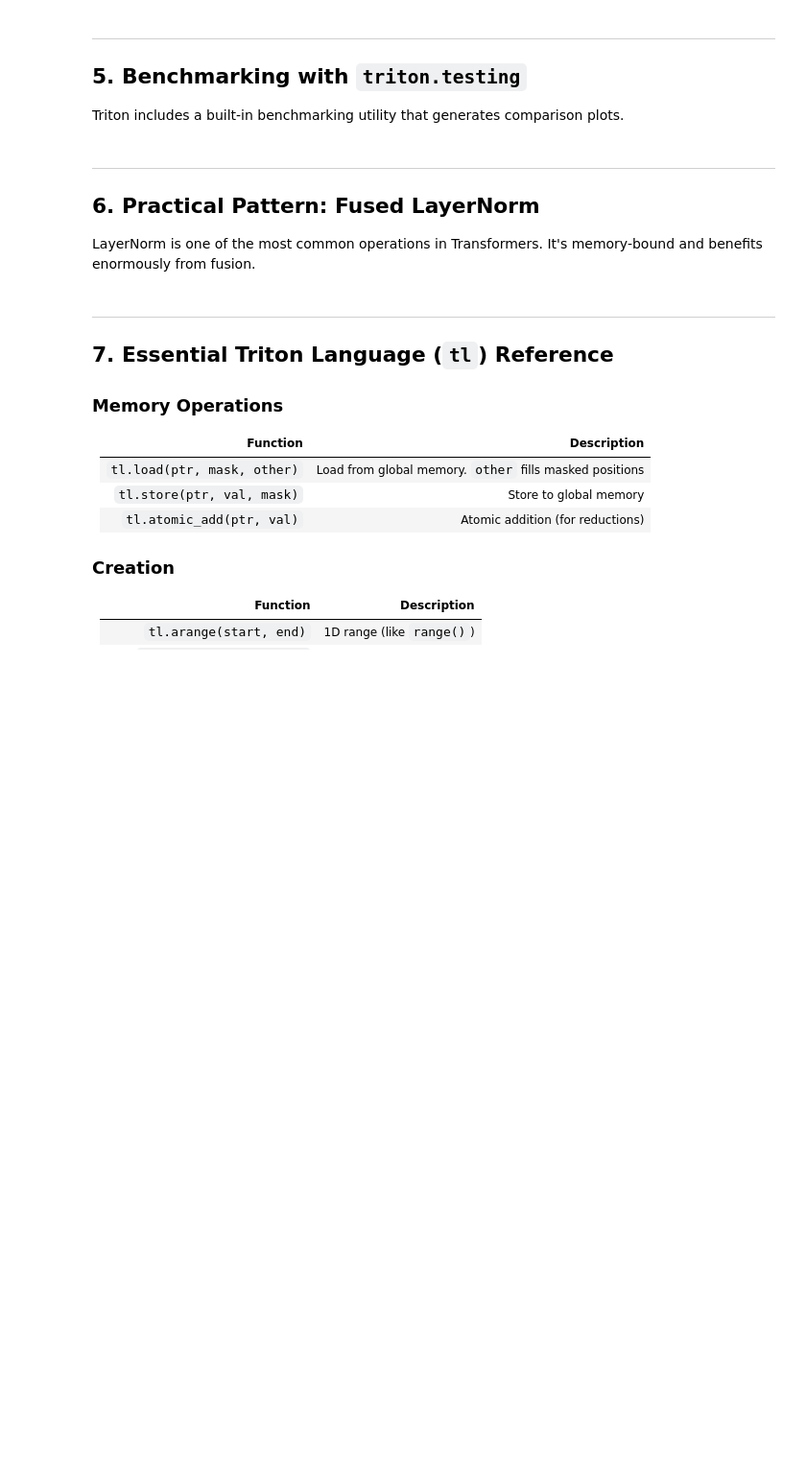
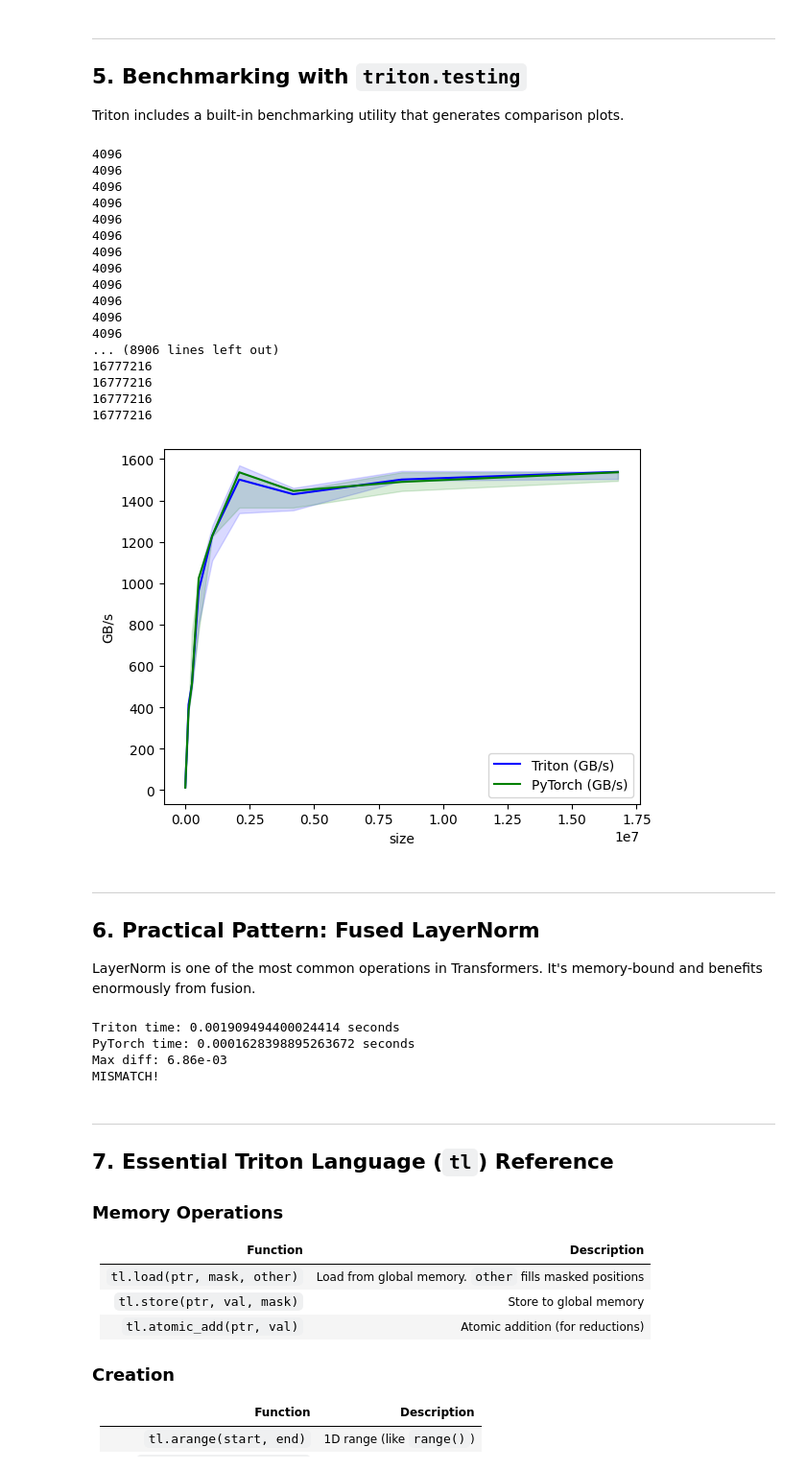
Before and after one commit to zhihuaz0413/candy_tutorials, a Jupyter notebook: triton_tutorial.ipynb, the cells around one changed output. Shown at 96% size. Cells and saved outputs as stored; diff of their text form; code cells hidden in the pictures; blank space fills up the shorter version.

```diff
--- a/triton_tutorial.ipynb
+++ b/triton_tutorial.ipynb
@@ -367,32 +404,51 @@ Triton includes a built-in benchmarking utility that generates comparison plots.
 # %%
 @triton.testing.perf_report(
     triton.testing.Benchmark(
         x_names=['size'],
         x_vals=[2**i for i in range(12, 25)],  # 4K to 16M elements
         line_arg='provider',
         line_vals=['triton', 'torch'],
         line_names=['Triton', 'PyTorch'],
         styles=[('blue', '-'), ('green', '-')],
         ylabel='GB/s',
         plot_name='vector-add-performance',
         args={},
     )
 )
 def benchmark(size, provider):
     x = torch.rand(size, device='cuda', dtype=torch.float32)
     y = torch.rand(size, device='cuda', dtype=torch.float32)
     quantiles = [0.5, 0.2, 0.8]  # median, 20th, 80th percentile
 
     if provider == 'torch':
         ms, min_ms, max_ms = triton.testing.do_bench(lambda: x + y, quantiles=quantiles)
     elif provider == 'triton':
         ms, min_ms, max_ms = triton.testing.do_bench(lambda: add(x, y), quantiles=quantiles)
 
     gbps = lambda ms: 3 * x.numel() * x.element_size() * 1e-9 / (ms * 1e-3)
     return gbps(ms), gbps(max_ms), gbps(min_ms)
 
 
-benchmark.run(print_data=True)
+benchmark.run(print_data=False)
+# %% [output]
+4096
+4096
+4096
+4096
+4096
+4096
+4096
+4096
+4096
+4096
+4096
+4096
+... (8906 lines left out)
+16777216
+16777216
+16777216
+16777216
+[figure, added]
 # %% [markdown]
 ---
 ## 6. Practical Pattern: Fused LayerNorm
@@ -450,11 +506,23 @@ x = torch.randn(M, N, device='cuda')
 w = torch.ones(N, device='cuda')
 b = torch.zeros(N, device='cuda')
 
+import time
+time_start = time.time()
 triton_out = layernorm(x, w, b)
+time_end = time.time()
+print(f"Triton time: {time_end - time_start} seconds")
+time_start = time.time()
 torch_out = torch.nn.functional.layer_norm(x, [N], w, b)
-
+time_end = time.time()
+print(f"PyTorch time: {time_end - time_start} seconds")
+time_start = time.time()
 print(f"Max diff: {(triton_out - torch_out).abs().max():.2e}")
 print("Correct!" if torch.allclose(triton_out, torch_out, atol=1e-5) else "MISMATCH!")
+# %% [output]
+Triton time: 0.001909494400024414 seconds
+PyTorch time: 0.0001628398895263672 seconds
+Max diff: 6.86e-03
+MISMATCH!
 # %% [markdown]
 ---
 ## 7. Essential Triton Language (`tl`) Reference
```
Also changed, not shown: parts of 3 cells of this notebook, 1 other file.
